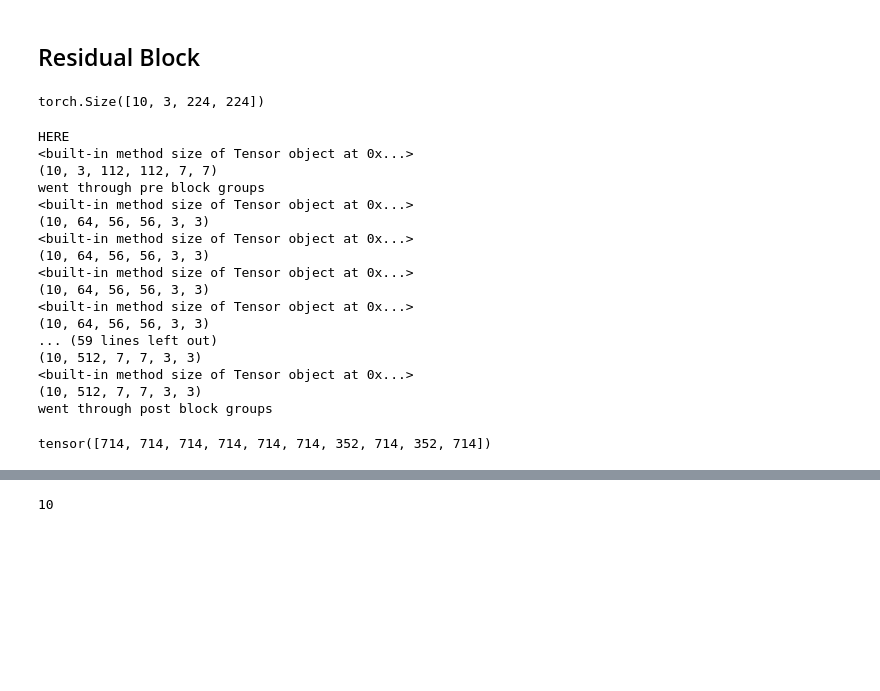
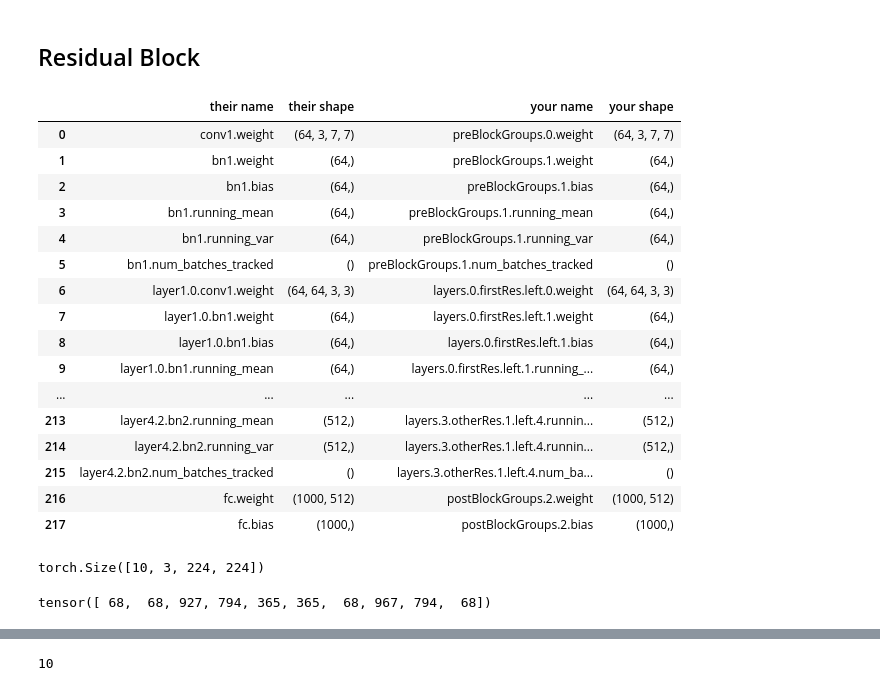
Before and after one commit to starship006/ARENA-work, a Jupyter notebook: w0d4/w0d3.ipynb, the cells around one changed output, grey strips where cells are left out. Saved outputs shown, nothing was run; the diff lists cells and outputs as text; code cells hidden in the pictures; blank space fills up the shorter version.

```diff
--- a/w0d4/w0d3.ipynb
+++ b/w0d4/w0d3.ipynb
@@ -104,10 +104,10 @@ class BatchNorm2d(nn.Module):
         if self.training:
             # update running mean
             mean = t.mean(x, (0,2,3), keepdim = False)
-            self.running_mean = (1 - self.momentum) * mean + (self.momentum) * self.running_mean
+            self.running_mean = (self.momentum) * mean + (1 - self.momentum) * self.running_mean
             # update running variance
             var = t.var(x, (0,2,3), keepdim = False, unbiased=False)
-            self.running_var = (1 - self.momentum) * var + (self.momentum) * self.running_var
+            self.running_var = (self.momentum) * var + (1 - self.momentum) * self.running_var
             self.num_batches_tracked += 1
         else:
             mean = self.running_mean
@@ -277,26 +277,44 @@ from torchvision.models import resnet34
 # %%
 def copy_weights(myresnet: ResNet34, pretrained_resnet: torchvision.models.resnet.ResNet) -> ResNet34:
     '''Copy over the weights of `pretrained_resnet` to your resnet.'''
 
     mydict = myresnet.state_dict()
     pretraineddict = pretrained_resnet.state_dict()
 
     # Check the number of params/buffers is correct
     assert len(mydict) == len(pretraineddict), "Number of layers is wrong. Have you done the prev step correctly?"
 
     # Initialise an empty dictionary to store the correct key-value pairs
     state_dict_to_load = {}
 
     for (mykey, myvalue), (pretrainedkey, pretrainedvalue) in zip(mydict.items(), pretraineddict.items()):
         state_dict_to_load[mykey] = pretrainedvalue
 
     myresnet.load_state_dict(state_dict_to_load)
 
     return myresnet
 
-#utils.compare_my_resnet_to_pytorch(ResNet34())
+utils.compare_my_resnet_to_pytorch(ResNet34())
 officialresnet = resnet34()
 myresnet = copy_weights(ResNet34(), officialresnet)
+# %% [output]
+|  | their name | their shape | your name | your shape |
+| 0 | conv1.weight | (64, 3, 7, 7) | preBlockGroups.0.weight | (64, 3, 7, 7) |
+| 1 | bn1.weight | (64,) | preBlockGroups.1.weight | (64,) |
+| 2 | bn1.bias | (64,) | preBlockGroups.1.bias | (64,) |
+| 3 | bn1.running_mean | (64,) | preBlockGroups.1.running_mean | (64,) |
+| 4 | bn1.running_var | (64,) | preBlockGroups.1.running_var | (64,) |
+| 5 | bn1.num_batches_tracked | () | preBlockGroups.1.num_batches_tracked | () |
+| 6 | layer1.0.conv1.weight | (64, 64, 3, 3) | layers.0.firstRes.left.0.weight | (64, 64, 3, 3) |
+| 7 | layer1.0.bn1.weight | (64,) | layers.0.firstRes.left.1.weight | (64,) |
+| 8 | layer1.0.bn1.bias | (64,) | layers.0.firstRes.left.1.bias | (64,) |
+| 9 | layer1.0.bn1.running_mean | (64,) | layers.0.firstRes.left.1.running_... | (64,) |
+| ... | ... | ... | ... | ... |
+| 213 | layer4.2.bn2.running_mean | (512,) | layers.3.otherRes.1.left.4.runnin... | (512,) |
+| 214 | layer4.2.bn2.running_var | (512,) | layers.3.otherRes.1.left.4.runnin... | (512,) |
+| 215 | layer4.2.bn2.num_batches_tracked | () | layers.3.otherRes.1.left.4.num_ba... | () |
+| 216 | fc.weight | (1000, 512) | postBlockGroups.2.weight | (1000, 512) |
+| 217 | fc.bias | (1000,) | postBlockGroups.2.bias | (1000,) |
 # %%
 from torchvision import transforms
 from pathlib import Path
@@ -344,24 +362,7 @@ torch.Size([10, 3, 224, 224])
 # %%
 predict(myresnet, prepared_images)
 # %% [output]
-HERE
-<built-in method size of Tensor object at 0x...>
-(10, 3, 112, 112, 7, 7)
-went through pre block groups
-<built-in method size of Tensor object at 0x...>
-(10, 64, 56, 56, 3, 3)
-<built-in method size of Tensor object at 0x...>
-(10, 64, 56, 56, 3, 3)
-<built-in method size of Tensor object at 0x...>
-(10, 64, 56, 56, 3, 3)
-<built-in method size of Tensor object at 0x...>
-(10, 64, 56, 56, 3, 3)
-... (59 lines left out)
-(10, 512, 7, 7, 3, 3)
-<built-in method size of Tensor object at 0x...>
-(10, 512, 7, 7, 3, 3)
-went through post block groups
+tensor([ 68,  68, 927, 794, 365, 365,  68, 967, 794,  68])
-tensor([714, 714, 714, 714, 714, 714, 352, 714, 352, 714])
 # %%
 import json
 with open("imagenet_labels.json") as f:
```
Also changed, not shown: parts of 19 cells of this notebook, 1 other file.
